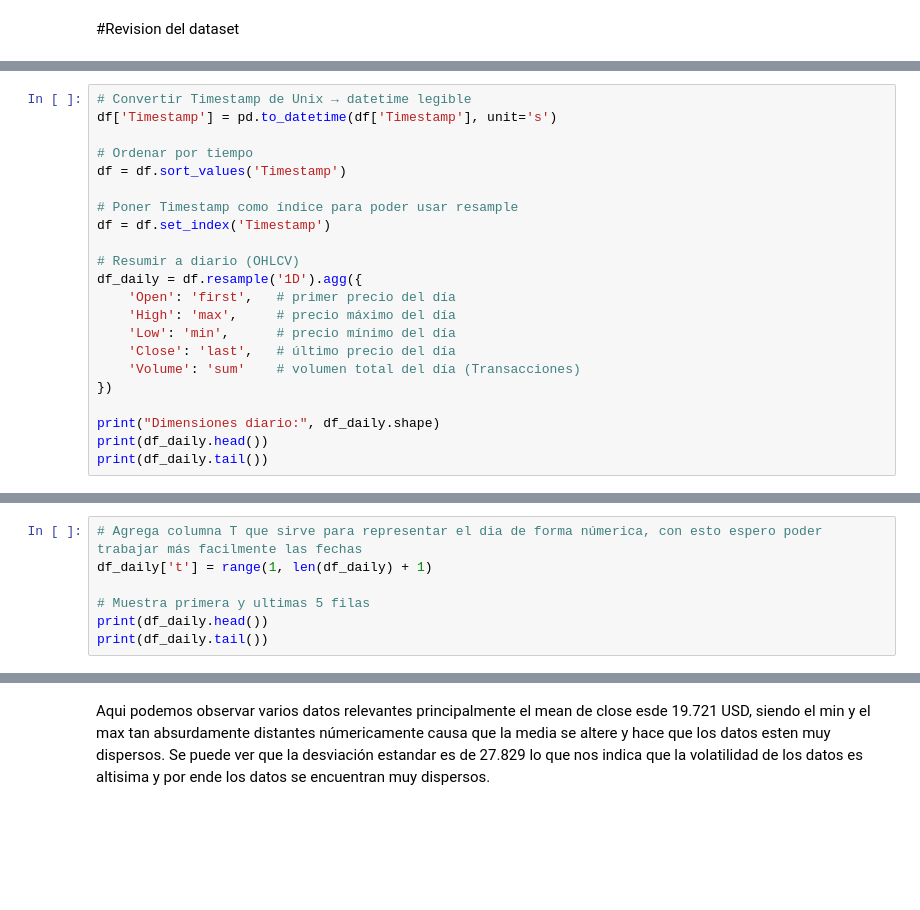
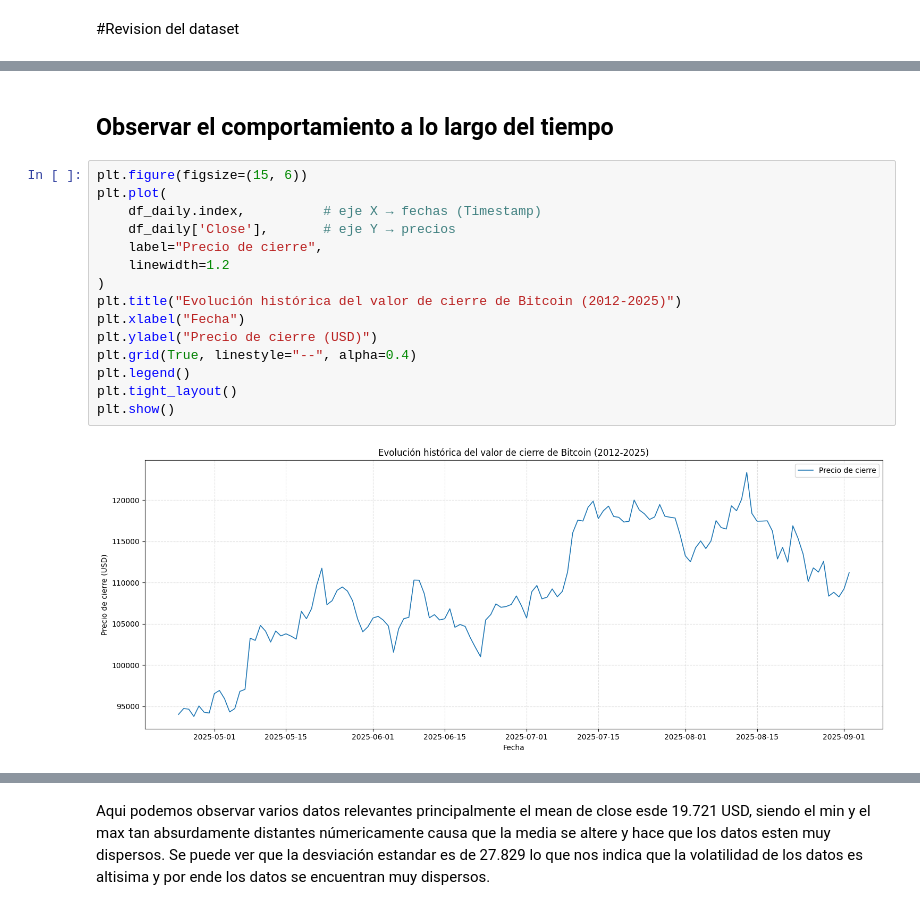
Before and after one commit to AlexandreKc/SUMATIVA2_IDN, a Jupyter notebook: notebook/BI_T1_SebastianCarrera.ipynb, the cells around one changed output, grey strips where cells are left out. Drawn from its saved outputs; the diff is of its cells as text; blank space fills up the shorter version.

```diff
--- a/notebook/BI_T1_SebastianCarrera.ipynb
+++ b/notebook/BI_T1_SebastianCarrera.ipynb
@@ -74,22 +25,0 @@ Transformación de formato UNIX a datetime legible / Transformación de datos mi
-# %%
-# Convertir Timestamp de Unix → datetime legible
-df['Timestamp'] = pd.to_datetime(df['Timestamp'], unit='s')
-
-# Ordenar por tiempo
-df = df.sort_values('Timestamp')
-
-# Poner Timestamp como índice para poder usar resample
-df = df.set_index('Timestamp')
-
-# Resumir a diario (OHLCV)
-df_daily = df.resample('1D').agg({
-    'Open': 'first',   # primer precio del día
-    'High': 'max',     # precio máximo del día
-    'Low': 'min',      # precio mínimo del día
-    'Close': 'last',   # último precio del día
-    'Volume': 'sum'    # volumen total del día (Transacciones)
-})
-
-print("Dimensiones diario:", df_daily.shape)
-print(df_daily.head())
-print(df_daily.tail())
@@ -112,7 +25,0 @@ Timestamp
-# %%
-# Agrega columna T que sirve para representar el dia de forma númerica, con esto espero poder trabajar más facilmente las fechas
-df_daily['t'] = range(1, len(df_daily) + 1)
-
-# Muestra primera y ultimas 5 filas
-print(df_daily.head())
-print(df_daily.tail())
@@ -285,0 +213,19 @@ Name: Close, dtype: float64
+# %% [markdown]
+## Observar el comportamiento a lo largo del tiempo
+# %%
+plt.figure(figsize=(15, 6))
+plt.plot(
+    df_daily.index,          # eje X → fechas (Timestamp)
+    df_daily['Close'],       # eje Y → precios
+    label="Precio de cierre",
+    linewidth=1.2
+)
+plt.title("Evolución histórica del valor de cierre de Bitcoin (2012-2025)")
+plt.xlabel("Fecha")
+plt.ylabel("Precio de cierre (USD)")
+plt.grid(True, linestyle="--", alpha=0.4)
+plt.legend()
+plt.tight_layout()
+plt.show()
+# %% [output]
+[figure, added]
```
Also changed, not shown: parts of 56 cells of this notebook, 2 other files.
